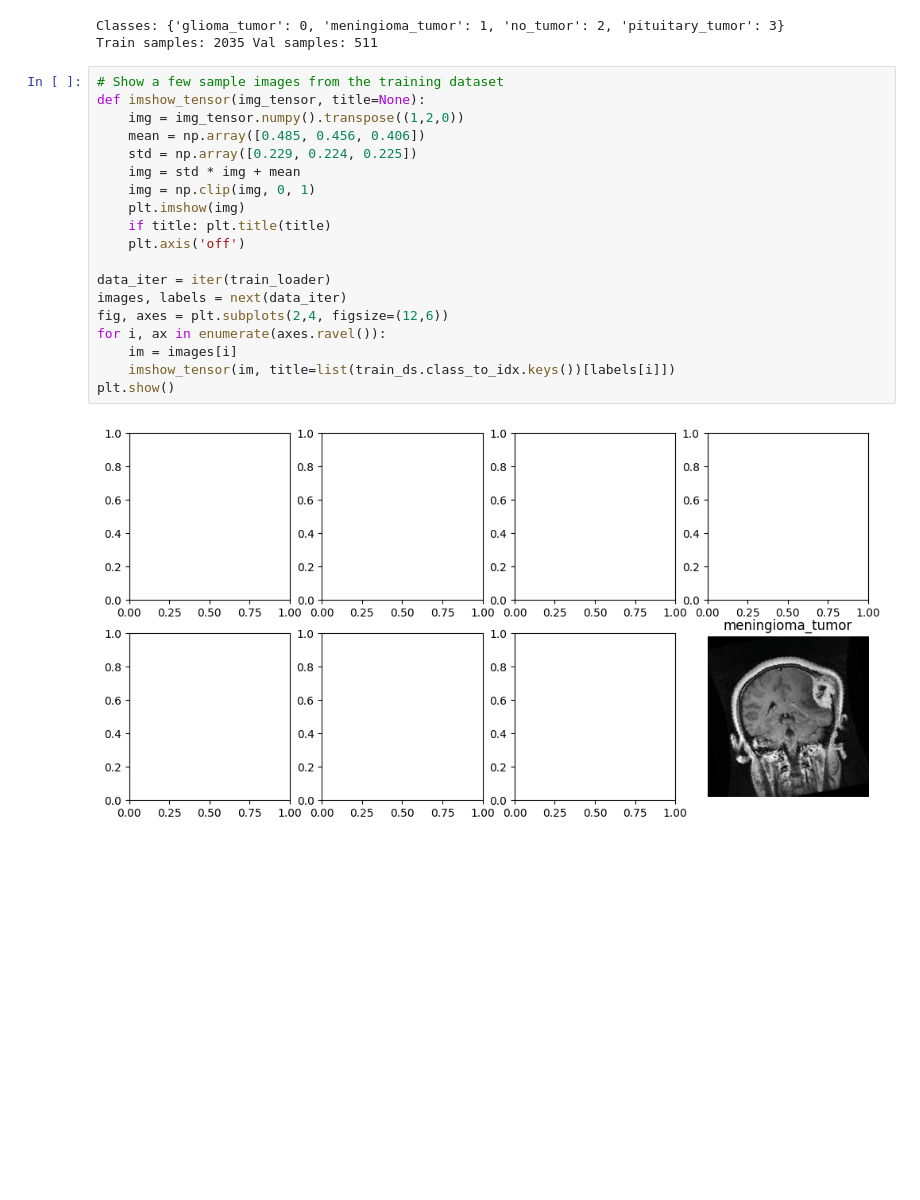
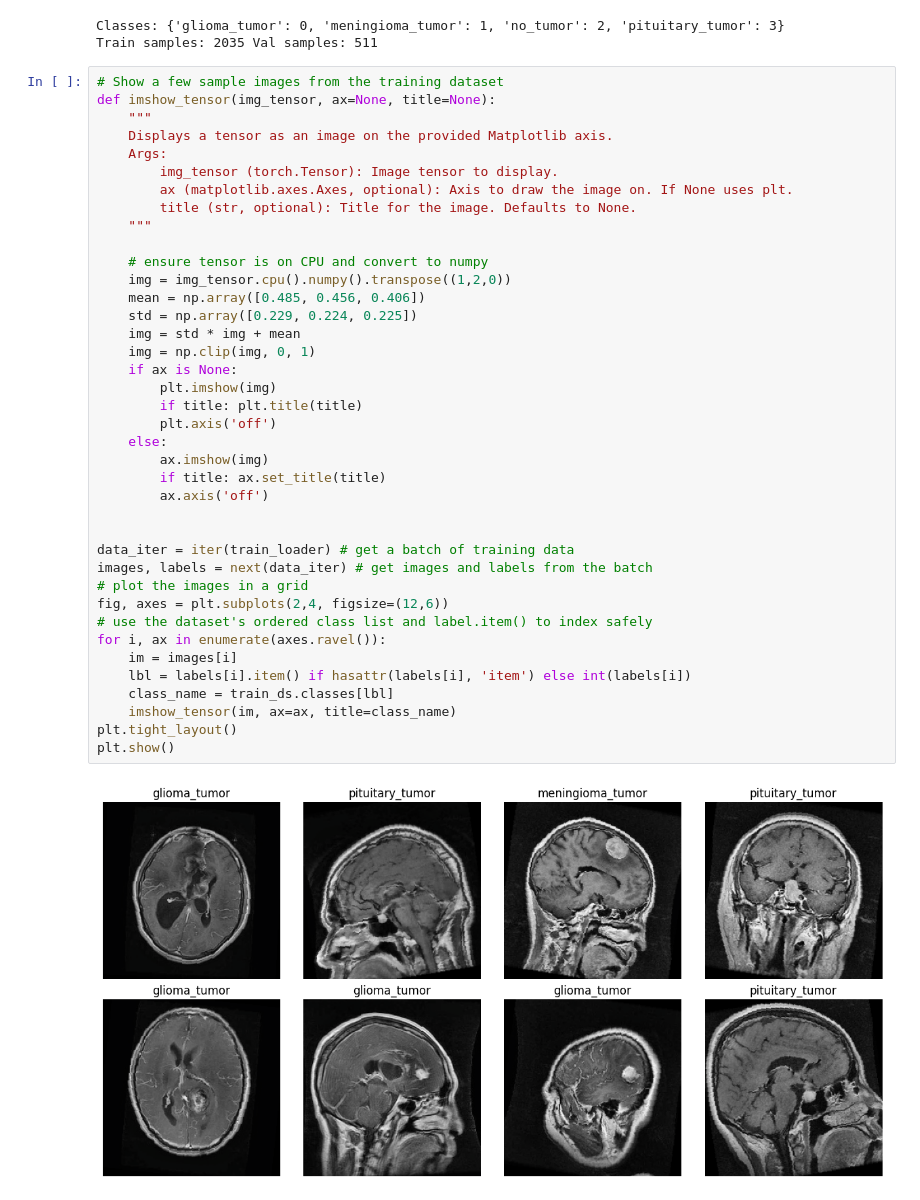
Before and after one commit to zkhechadoorian/mri-brain-tumor-classification, a Jupyter notebook: notebooks/03_train_model.ipynb, the cells around one changed output. Drawn from its saved outputs; the diff is of its cells as text; blank space fills up the shorter version.

Commit message:
Fix sample visualization, which previously displayed a 2x8 grid of images with only one non-blank image.

```diff
--- a/notebooks/03_train_model.ipynb
+++ b/notebooks/03_train_model.ipynb
@@ -63,22 +63,42 @@ Classes: {'glioma_tumor': 0, 'meningioma_tumor': 1, 'no_tumor': 2, 'pituitary_tu
 Train samples: 2035 Val samples: 511
 # %%
 # Show a few sample images from the training dataset
-def imshow_tensor(img_tensor, title=None):
-    img = img_tensor.numpy().transpose((1,2,0))
+def imshow_tensor(img_tensor, ax=None, title=None):
+    """
+    Displays a tensor as an image on the provided Matplotlib axis.
+    Args:
+        img_tensor (torch.Tensor): Image tensor to display.
+        ax (matplotlib.axes.Axes, optional): Axis to draw the image on. If None uses plt.
+        title (str, optional): Title for the image. Defaults to None.
+    """
+
+    # ensure tensor is on CPU and convert to numpy
+    img = img_tensor.cpu().numpy().transpose((1,2,0))
     mean = np.array([0.485, 0.456, 0.406])
     std = np.array([0.229, 0.224, 0.225])
     img = std * img + mean
     img = np.clip(img, 0, 1)
-    plt.imshow(img)
-    if title: plt.title(title)
-    plt.axis('off')
+    if ax is None:
+        plt.imshow(img)
+        if title: plt.title(title)
+        plt.axis('off')
+    else:
+        ax.imshow(img)
+        if title: ax.set_title(title)
+        ax.axis('off')
 
-data_iter = iter(train_loader)
-images, labels = next(data_iter)
+
+data_iter = iter(train_loader) # get a batch of training data
+images, labels = next(data_iter) # get images and labels from the batch
+# plot the images in a grid
 fig, axes = plt.subplots(2,4, figsize=(12,6))
+# use the dataset's ordered class list and label.item() to index safely
 for i, ax in enumerate(axes.ravel()):
     im = images[i]
-    imshow_tensor(im, title=list(train_ds.class_to_idx.keys())[labels[i]])
+    lbl = labels[i].item() if hasattr(labels[i], 'item') else int(labels[i])
+    class_name = train_ds.classes[lbl]
+    imshow_tensor(im, ax=ax, title=class_name)
+plt.tight_layout()
 plt.show()
 # %% [output]
-[figure, old version]
+[figure, new version]
```
